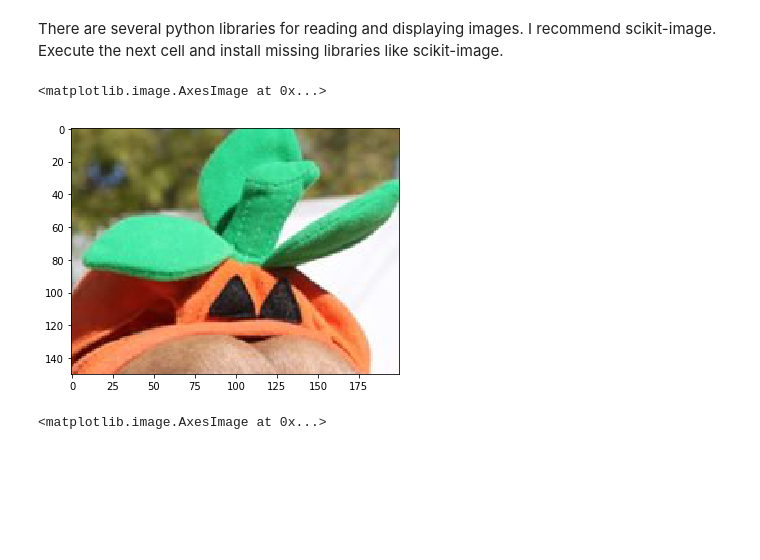
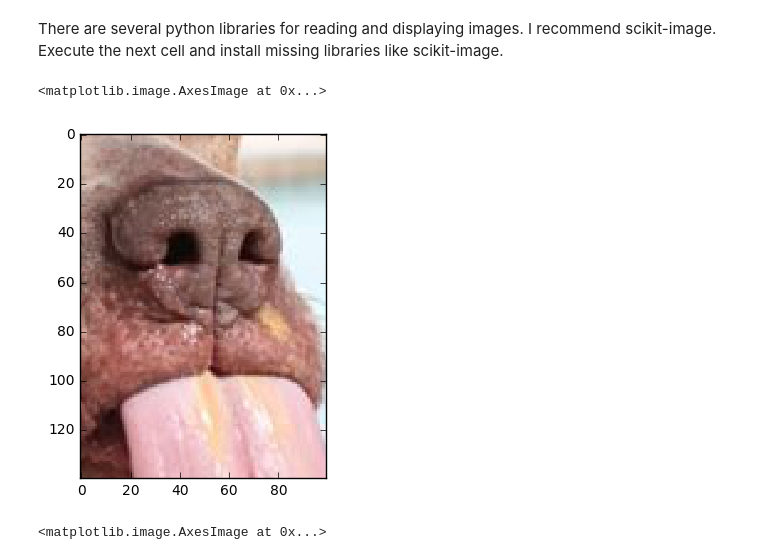
Before and after one commit to timlandgraf/cv1920_assignments, a Jupyter notebook: 00_setup.ipynb, the cells around one changed output. Drawn from its saved outputs; the diff is of its cells as text; code cells hidden in the pictures; blank space fills up the shorter version.

```diff
--- a/00_setup.ipynb
+++ b/00_setup.ipynb
@@ -9,14 +9,14 @@ There are several python libraries for reading and displaying images. I recommen
 # %%
 %matplotlib inline
 from skimage import io, data, color
 import numpy as np
 
 image = io.imread('images/dog.jpg')
 
-io.imshow(image[50:200, 300:500])
+io.imshow(image[250:390, 440:540])
 # %% [output]
 <matplotlib.image.AxesImage at 0x...>
-[figure, old version]
+[figure, new version]
 # %%
 io.imshow(image)
 # %% [output]
```
Also changed, not shown: parts of 1 cell of this notebook.
